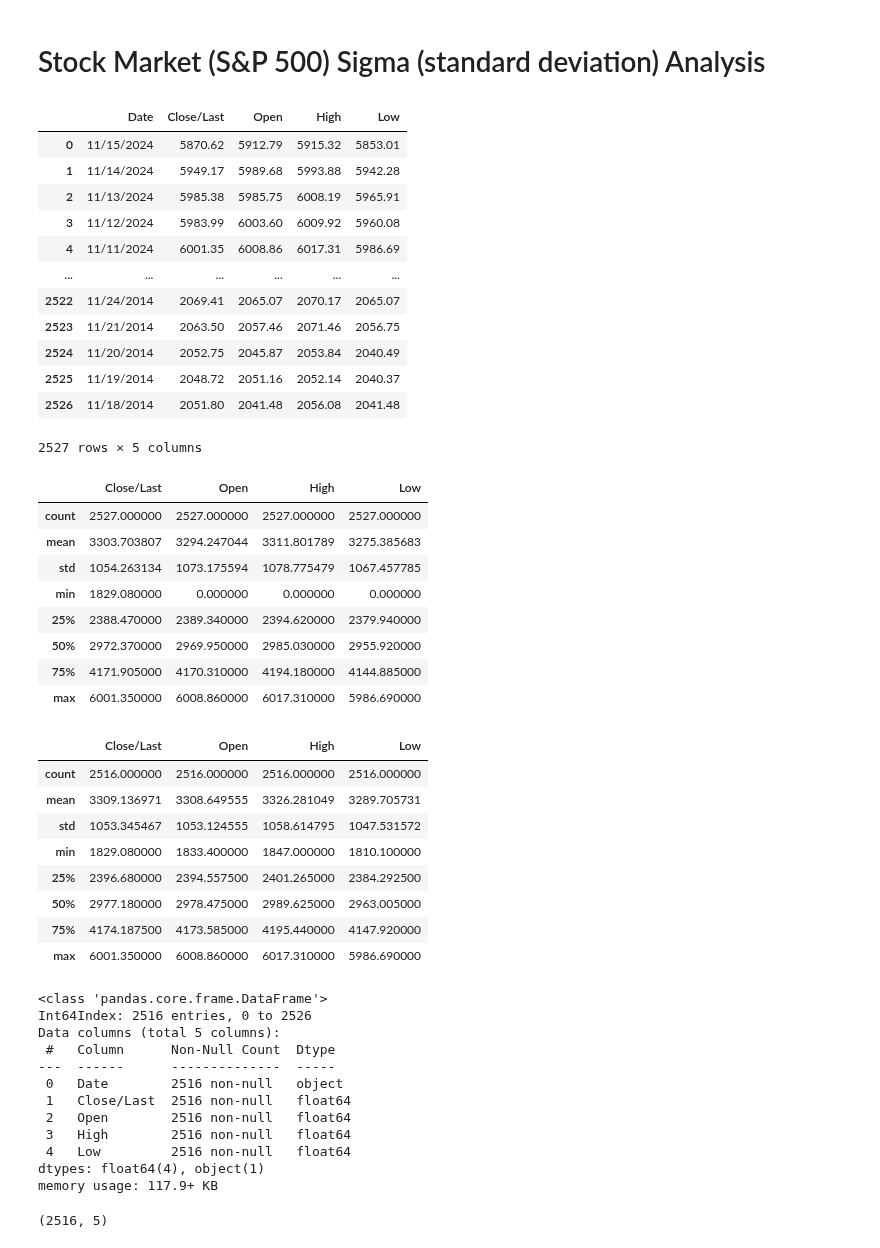
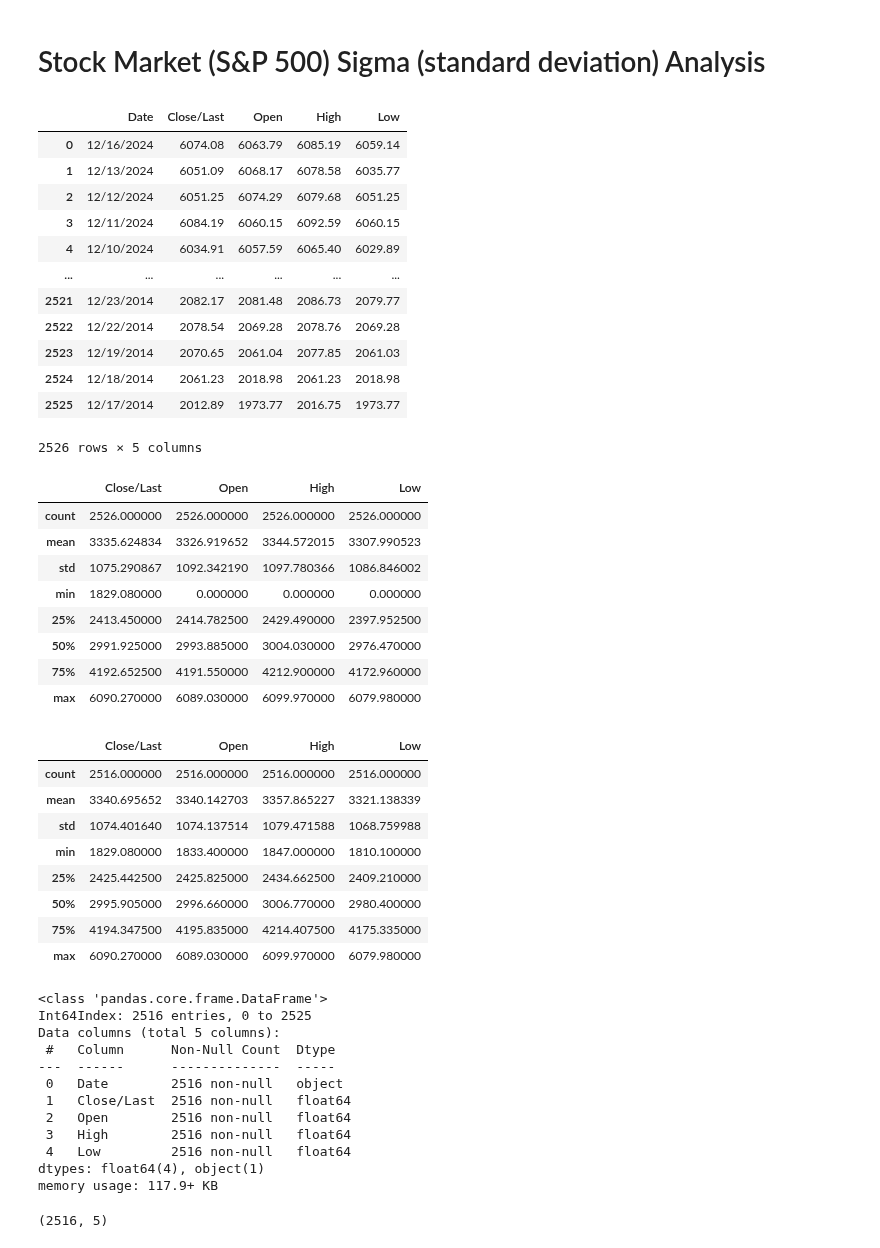
Before and after one commit to JohnBroberg/StockMarketSigma, a Jupyter notebook: StockMarketSigma.ipynb, the cells around one changed output. Saved outputs shown, nothing was run; the diff lists cells and outputs as text; code cells hidden in the pictures.

```diff
--- a/StockMarketSigma.ipynb
+++ b/StockMarketSigma.ipynb
@@ -4,58 +4,58 @@
 #created by John Broberg on 2022-05-29
 #inspired by "LET THE WILD RUMPUS BEGIN" by JEREMY GRANTHAM of GMO
 #ref. https://www.gmo.com/globalassets/articles/viewpoints/2022/gmo_let-the-wild-rumpus-begin_1-22.pdf
 
 #https://www.gmo.com/americas/research-library/entering-the-superbubbles-final-act/
 #"...superbubbles – 2.5 to 3 sigma events..."
 #"...ordinary 2 sigma bubbles..."
 #"Ordinary bubbles are, to us, those that reach a 2 sigma deviation from trend. Superbubbles reach 2.5 sigma or greater."
 
 #source data: https://www.nasdaq.com/market-activity/index/spx/historical
 
 #cd
 #cd git/StockMarketSigma
 #git pull https://github.com/JohnBroberg/StockMarketSigma.git
 
 #Get trendline equation
 #https://stackoverflow.com/questions/49460596/add-trendline-with-equation-in-2d-array
 #https://stackoverflow.com/questions/26447191/how-to-add-trendline-in-python-matplotlib-dot-scatter-graphs
 
 
 import pandas as pd
 import numpy as np
 import matplotlib.pyplot as plt
 import seaborn as sns
 
-data = 'HistoricalData_1731952601161.csv'
+data = 'HistoricalData_1734461597193.csv'
 df = pd.read_csv(data)
 
 df
 # %% [output]
 |  | Date | Close/Last | Open | High | Low |
-| 0 | 11/15/2024 | 5870.62 | 5912.79 | 5915.32 | 5853.01 |
-| 1 | 11/14/2024 | 5949.17 | 5989.68 | 5993.88 | 5942.28 |
-| 2 | 11/13/2024 | 5985.38 | 5985.75 | 6008.19 | 5965.91 |
-| 3 | 11/12/2024 | 5983.99 | 6003.60 | 6009.92 | 5960.08 |
-| 4 | 11/11/2024 | 6001.35 | 6008.86 | 6017.31 | 5986.69 |
+| 0 | 12/16/2024 | 6074.08 | 6063.79 | 6085.19 | 6059.14 |
+| 1 | 12/13/2024 | 6051.09 | 6068.17 | 6078.58 | 6035.77 |
+| 2 | 12/12/2024 | 6051.25 | 6074.29 | 6079.68 | 6051.25 |
+| 3 | 12/11/2024 | 6084.19 | 6060.15 | 6092.59 | 6060.15 |
+| 4 | 12/10/2024 | 6034.91 | 6057.59 | 6065.40 | 6029.89 |
 | ... | ... | ... | ... | ... | ... |
-| 2522 | 11/24/2014 | 2069.41 | 2065.07 | 2070.17 | 2065.07 |
-| 2523 | 11/21/2014 | 2063.50 | 2057.46 | 2071.46 | 2056.75 |
-| 2524 | 11/20/2014 | 2052.75 | 2045.87 | 2053.84 | 2040.49 |
-| 2525 | 11/19/2014 | 2048.72 | 2051.16 | 2052.14 | 2040.37 |
-| 2526 | 11/18/2014 | 2051.80 | 2041.48 | 2056.08 | 2041.48 |
+| 2521 | 12/23/2014 | 2082.17 | 2081.48 | 2086.73 | 2079.77 |
+| 2522 | 12/22/2014 | 2078.54 | 2069.28 | 2078.76 | 2069.28 |
+| 2523 | 12/19/2014 | 2070.65 | 2061.04 | 2077.85 | 2061.03 |
+| 2524 | 12/18/2014 | 2061.23 | 2018.98 | 2061.23 | 2018.98 |
+| 2525 | 12/17/2014 | 2012.89 | 1973.77 | 2016.75 | 1973.77 |
-2527 rows × 5 columns
+2526 rows × 5 columns
 # %%
 df.describe()
 # %% [output]
 |  | Close/Last | Open | High | Low |
-| count | 2527.000000 | 2527.000000 | 2527.000000 | 2527.000000 |
-| mean | 3303.703807 | 3294.247044 | 3311.801789 | 3275.385683 |
-| std | 1054.263134 | 1073.175594 | 1078.775479 | 1067.457785 |
+| count | 2526.000000 | 2526.000000 | 2526.000000 | 2526.000000 |
+| mean | 3335.624834 | 3326.919652 | 3344.572015 | 3307.990523 |
+| std | 1075.290867 | 1092.342190 | 1097.780366 | 1086.846002 |
 | min | 1829.080000 | 0.000000 | 0.000000 | 0.000000 |
-| 25% | 2388.470000 | 2389.340000 | 2394.620000 | 2379.940000 |
-| 50% | 2972.370000 | 2969.950000 | 2985.030000 | 2955.920000 |
-| 75% | 4171.905000 | 4170.310000 | 4194.180000 | 4144.885000 |
-| max | 6001.350000 | 6008.860000 | 6017.310000 | 5986.690000 |
+| 25% | 2413.450000 | 2414.782500 | 2429.490000 | 2397.952500 |
+| 50% | 2991.925000 | 2993.885000 | 3004.030000 | 2976.470000 |
+| 75% | 4192.652500 | 4191.550000 | 4212.900000 | 4172.960000 |
+| max | 6090.270000 | 6089.030000 | 6099.970000 | 6079.980000 |
 # %%
 #remove holidays (Open == 0)
 
@@ -64,18 +64,18 @@ df.describe()
 # %% [output]
 |  | Close/Last | Open | High | Low |
 | count | 2516.000000 | 2516.000000 | 2516.000000 | 2516.000000 |
-| mean | 3309.136971 | 3308.649555 | 3326.281049 | 3289.705731 |
-| std | 1053.345467 | 1053.124555 | 1058.614795 | 1047.531572 |
+| mean | 3340.695652 | 3340.142703 | 3357.865227 | 3321.138339 |
+| std | 1074.401640 | 1074.137514 | 1079.471588 | 1068.759988 |
 | min | 1829.080000 | 1833.400000 | 1847.000000 | 1810.100000 |
-| 25% | 2396.680000 | 2394.557500 | 2401.265000 | 2384.292500 |
-| 50% | 2977.180000 | 2978.475000 | 2989.625000 | 2963.005000 |
-| 75% | 4174.187500 | 4173.585000 | 4195.440000 | 4147.920000 |
-| max | 6001.350000 | 6008.860000 | 6017.310000 | 5986.690000 |
+| 25% | 2425.442500 | 2425.825000 | 2434.662500 | 2409.210000 |
+| 50% | 2995.905000 | 2996.660000 | 3006.770000 | 2980.400000 |
+| 75% | 4194.347500 | 4195.835000 | 4214.407500 | 4175.335000 |
+| max | 6090.270000 | 6089.030000 | 6099.970000 | 6079.980000 |
 # %%
 df.info()
 # %% [output]
 <class 'pandas.core.frame.DataFrame'>
-Int64Index: 2516 entries, 0 to 2526
+Int64Index: 2516 entries, 0 to 2525
 Data columns (total 5 columns):
  #   Column      Non-Null Count  Dtype
 ---  ------      --------------  -----
```
Also changed, not shown: parts of 11 cells of this notebook, 2 other files.
